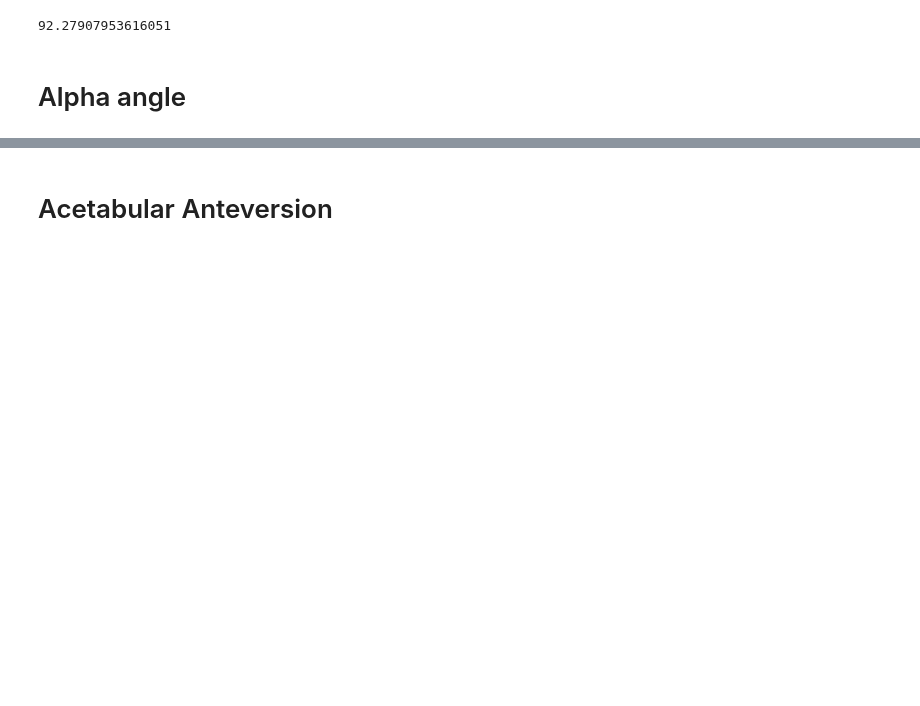
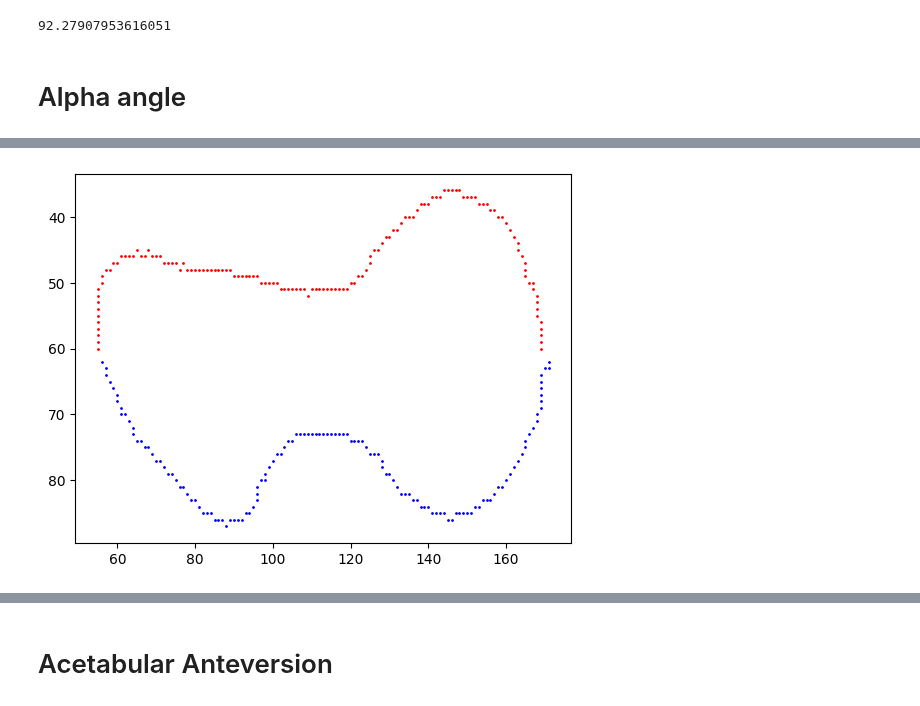
Before and after one commit to swestfechtel/morphometry, a Jupyter notebook: notebooks/cookbook.ipynb, the cells around one changed output, grey strips where cells are left out. Drawn from its saved outputs; the diff is of its cells as text; code cells hidden in the pictures; blank space fills up the shorter version.

```diff
--- a/notebooks/cookbook.ipynb
+++ b/notebooks/cookbook.ipynb
@@ -516,0 +552,11 @@ p.close()
+# %%
+anterior_contour = contour_points[contour_points[:, 1] < rotated_point[1]]
+posterior_contour = contour_points[contour_points[:, 1] > rotated_point[1]]
+# %%
+fig, ax = plt.subplots()
+ax.scatter(anterior_contour[:, 0], anterior_contour[:, 1], s=1, color='r')
+ax.scatter(posterior_contour[:, 0], posterior_contour[:, 1], s=1, color='b')
+ax.invert_yaxis()
+plt.show()
+# %% [output]
+[figure, added]
```
Also changed, not shown: parts of 62 cells of this notebook, 6 other files.
